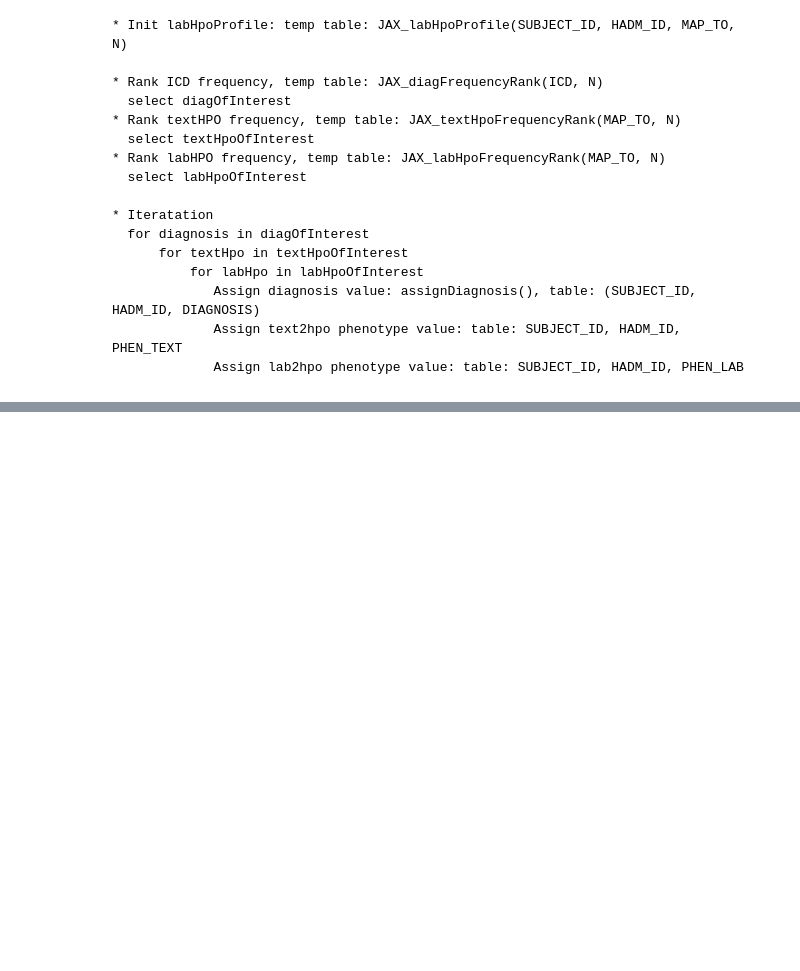
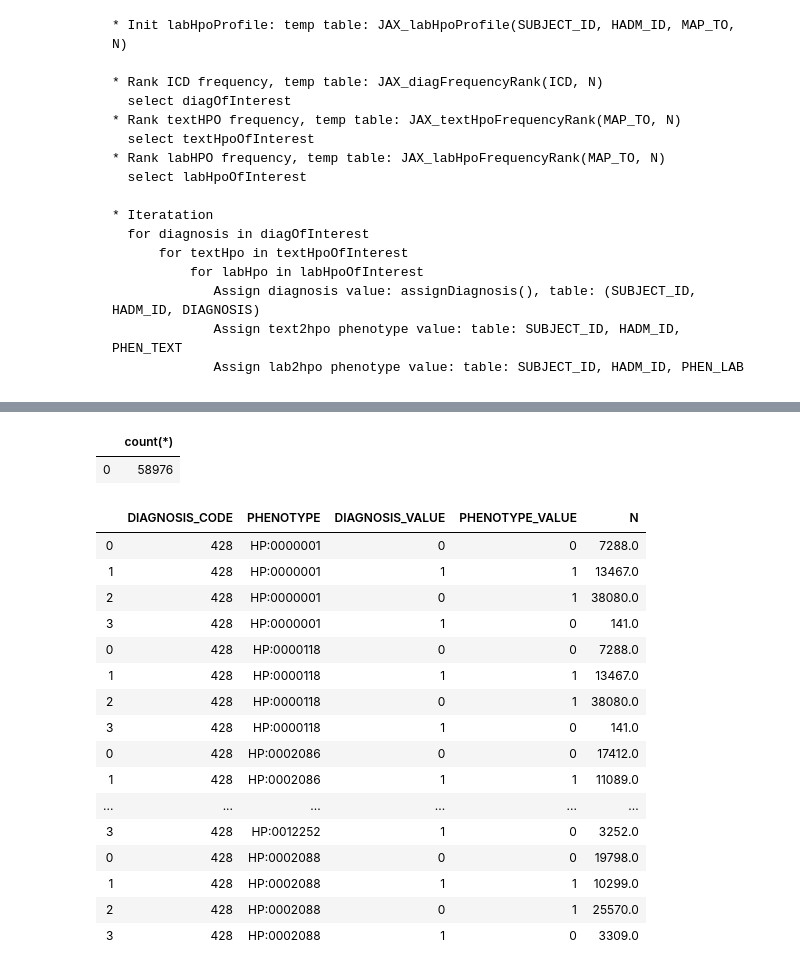
Before and after one commit to TheJacksonLaboratory/MIMIC_HPO, a Jupyter notebook: src/main/resources/mutual_info.ipynb, the cells around one changed output, grey strips where cells are left out. Cells and saved outputs as stored; diff of their text form; code cells hidden in the pictures; blank space fills up the shorter version.

```diff
--- a/src/main/resources/mutual_info.ipynb
+++ b/src/main/resources/mutual_info.ipynb
@@ -701,8 +780,12 @@ def iterate(diagnosis_threshold_min):
 # %%
 # how to run this
 
+logger = logging.getLogger()
+logger.setLevel(logging.DEBUG)
+
 # 1. build the temp tables for Lab converted HPO, Text convert HPO
-# This is disabled because I run it manually and stored the table perminantly to save time.
-#initTables()
-# 2. iterate the database t
-N, summary_statistics1, summary_statistics2 = iterate(diagnosis_threshold_min = 0)
+# Read the comments within the method!
+initTables(debug=True)
+# 2. iterate the database t (for debug, use parameter values: 0, 10, 15, for production, use parameter values: 0, 10000, 10000
+N, summary_statistics1_radiology, summary_statistics1_lab, summary_statistics2 = iterate(diagnosis_threshold_min=0, textHpo_threshold_min=10, labHpo_threshold_min=15, logger=logger)
+#N, summary_statistics1_radiology, summary_statistics1_lab, summary_statistics2 = iterate(diagnosis_threshold_min=0, textHpo_threshold_min=1000, labHpo_threshold_min=1000, logger=logger)
@@ -708,0 +810,26 @@ N, summary_statistics1, summary_statistics2 = iterate(diagnosis_threshold_min =
+# %%
+N
+# %% [output]
+|  | count(*) |
+| 0 | 58976 |
+# %%
+summary_statistics1_radiology
+#summary_statistics1_radiology.groupby('PHENOTYPE').agg({'N': sum})
+# %% [output]
+|  | DIAGNOSIS_CODE | PHENOTYPE | DIAGNOSIS_VALUE | PHENOTYPE_VALUE | N |
+| 0 | 428 | HP:0000001 | 0 | 0 | 7288.0 |
+| 1 | 428 | HP:0000001 | 1 | 1 | 13467.0 |
+| 2 | 428 | HP:0000001 | 0 | 1 | 38080.0 |
+| 3 | 428 | HP:0000001 | 1 | 0 | 141.0 |
+| 0 | 428 | HP:0000118 | 0 | 0 | 7288.0 |
+| 1 | 428 | HP:0000118 | 1 | 1 | 13467.0 |
+| 2 | 428 | HP:0000118 | 0 | 1 | 38080.0 |
+| 3 | 428 | HP:0000118 | 1 | 0 | 141.0 |
+| 0 | 428 | HP:0002086 | 0 | 0 | 17412.0 |
+| 1 | 428 | HP:0002086 | 1 | 1 | 11089.0 |
+| ... | ... | ... | ... | ... | ... |
+| 3 | 428 | HP:0012252 | 1 | 0 | 3252.0 |
+| 0 | 428 | HP:0002088 | 0 | 0 | 19798.0 |
+| 1 | 428 | HP:0002088 | 1 | 1 | 10299.0 |
+| 2 | 428 | HP:0002088 | 0 | 1 | 25570.0 |
+| 3 | 428 | HP:0002088 | 1 | 0 | 3309.0 |
```
Also changed, not shown: parts of 17 cells of this notebook.
